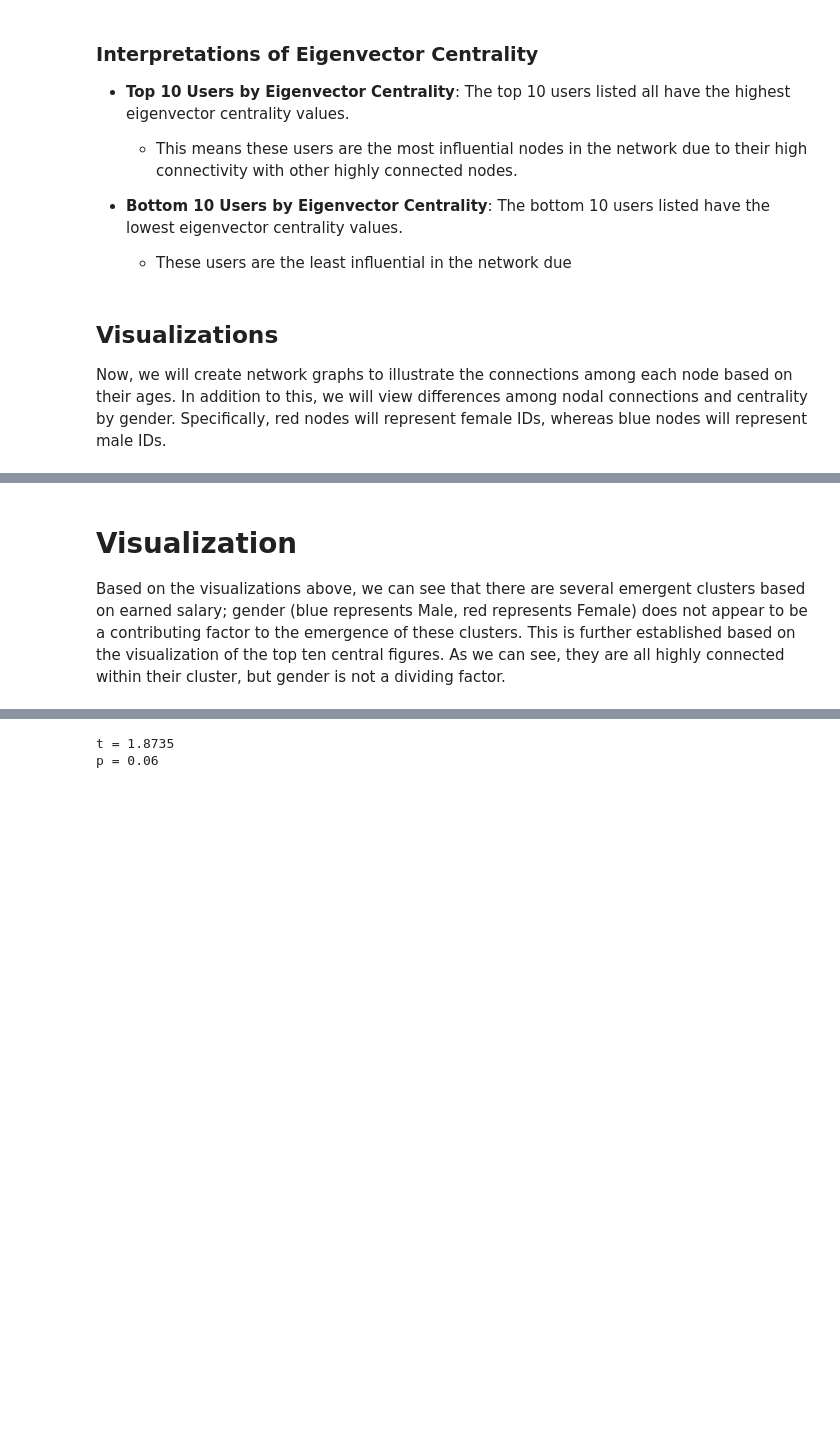
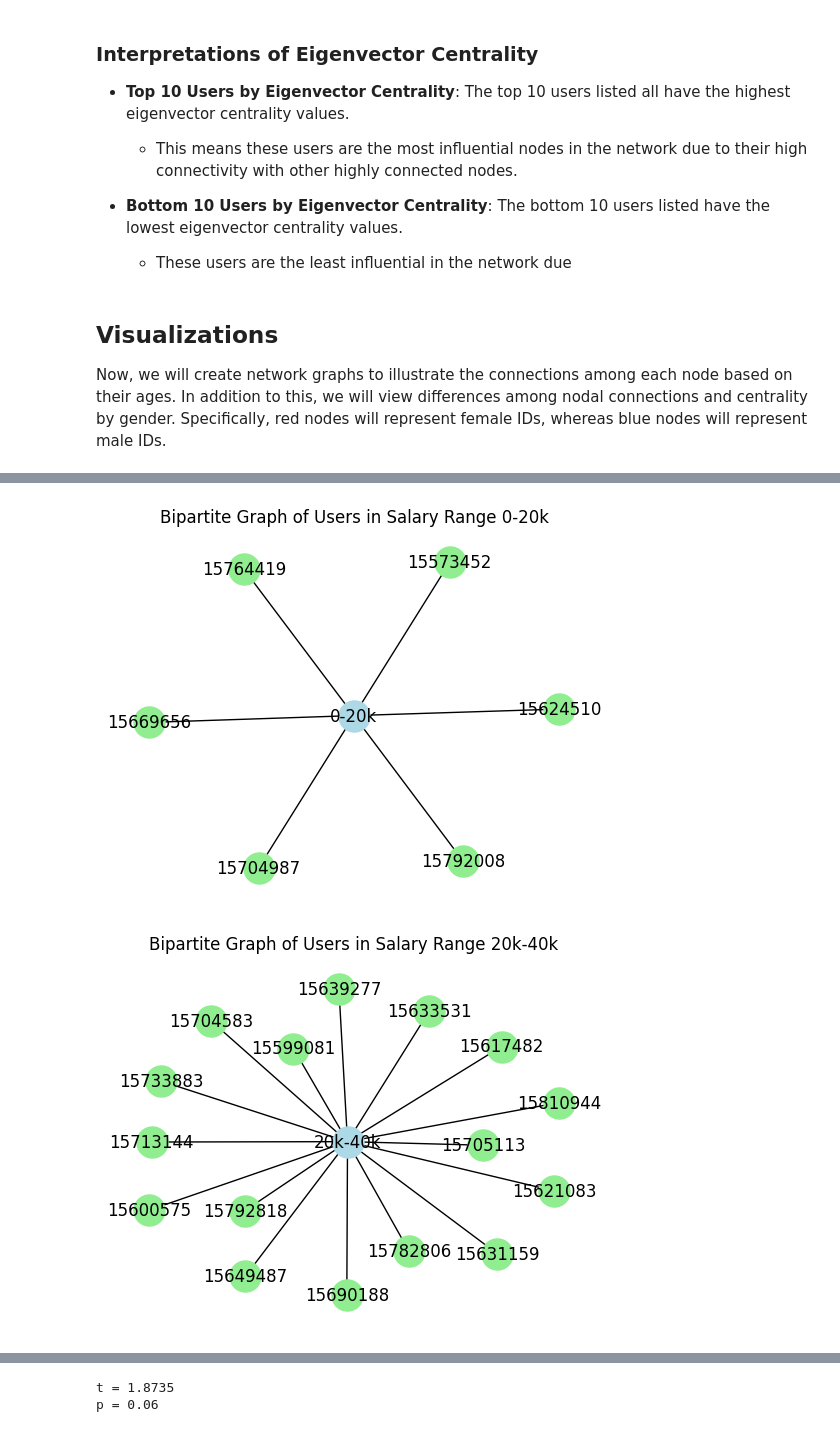
Before and after one commit to hbedros/centrality-measures, a Jupyter notebook: Social_Network_Ads_Main_Analysis.ipynb, the cells around one changed output, grey strips where cells are left out. Drawn from its saved outputs; the diff is of its cells as text; code cells hidden in the pictures; blank space fills up the shorter version.

Commit message:
Bipartite graph of salary ranges and products

```diff
--- a/Social_Network_Ads_Main_Analysis.ipynb
+++ b/Social_Network_Ads_Main_Analysis.ipynb
@@ -217,4 +257,69 @@ plt.show()
-# %% [markdown]
-# Visualization
-
-Based on the visualizations above, we can see that there are several emergent clusters based on earned salary; gender (blue represents Male, red represents Female) does not appear to be a contributing factor to the emergence of these clusters. This is further established based on the visualization of the top ten central figures. As we can see, they are all highly connected within their cluster, but gender is not a dividing factor.
+# %%
+# Define salary ranges
+salary_ranges = {
+    '0-20k': (0, 20000),
+    '20k-40k': (20000, 40000),
+    '40k-60k': (40000, 60000),
+    '60k-80k': (60000, 80000),
+    '80k-100k': (80000, 100000),
+    '100k+': (100000, float('inf'))
+}
+
+# Function to get salary range
+def get_salary_range(salary, salary_ranges):
+    for range_name, (low, high) in salary_ranges.items():
+        if low <= salary < high:
+            return range_name
+    return None
+
+# Function to create and plot graph for a specific salary range
+def plot_salary_range_graph(data, salary_range_name, salary_range):
+    # Filter data for the specific salary range
+    salary_range_data = data[(data['EstimatedSalary'] >= salary_range[0]) & (data['EstimatedSalary'] < salary_range[1])]
+
+    if salary_range_data.empty:
+        print(f"No data available for salary range {salary_range_name}")
+        return
+
+    # Create bipartite graph
+    g4 = nx.Graph()
+
+    # Add salary range node
+    g4.add_node(salary_range_name, type='salary_range')
+
+    # Add user nodes with attributes and edges to salary range node
+    for index, row in salary_range_data.iterrows():
+        user_node = row['User ID']
+        g4.add_node(user_node, type='user', gender=row['Gender'], age=row['Age'], salary=row['EstimatedSalary'], purchased=row['Purchased'])
+        g4.add_edge(user_node, salary_range_name)
+
+    pos = nx.spring_layout(g4, seed=42)
+
+    # Separate nodes by type for distinct styling
+    salary_range_nodes = [node for node, node_data in g4.nodes(data=True) if node_data['type'] == 'salary_range']
+    user_nodes = [node for node, node_data in g4.nodes(data=True) if node_data['type'] == 'user']
+
+    # Draw the nodes
+    nx.draw_networkx_nodes(g4, pos, nodelist=salary_range_nodes, node_color='lightblue', node_size=500, label='Salary Range')
+    nx.draw_networkx_nodes(g4, pos, nodelist=user_nodes, node_color='lightgreen', node_size=500, label='Users')
+
+    # Draw the edges
+    nx.draw_networkx_edges(g4, pos)
+
+    # Draw the labels
+    nx.draw_networkx_labels(g4, pos)
+
+    # Plot customization
+    plt.title(f'Bipartite Graph of Users in Salary Range {salary_range_name}')
+    plt.axis('off')
+    plt.show()
+
+# Use a subset of the data for the graph
+data1 = data.head(50)
+
+# Plot graphs for each salary range
+for salary_range_name, salary_range in salary_ranges.items():
+    plot_salary_range_graph(data1, salary_range_name, salary_range)
+# %% [output]
+[figure, added]
+[figure, added]
```
Also changed, not shown: parts of 16 cells of this notebook.
